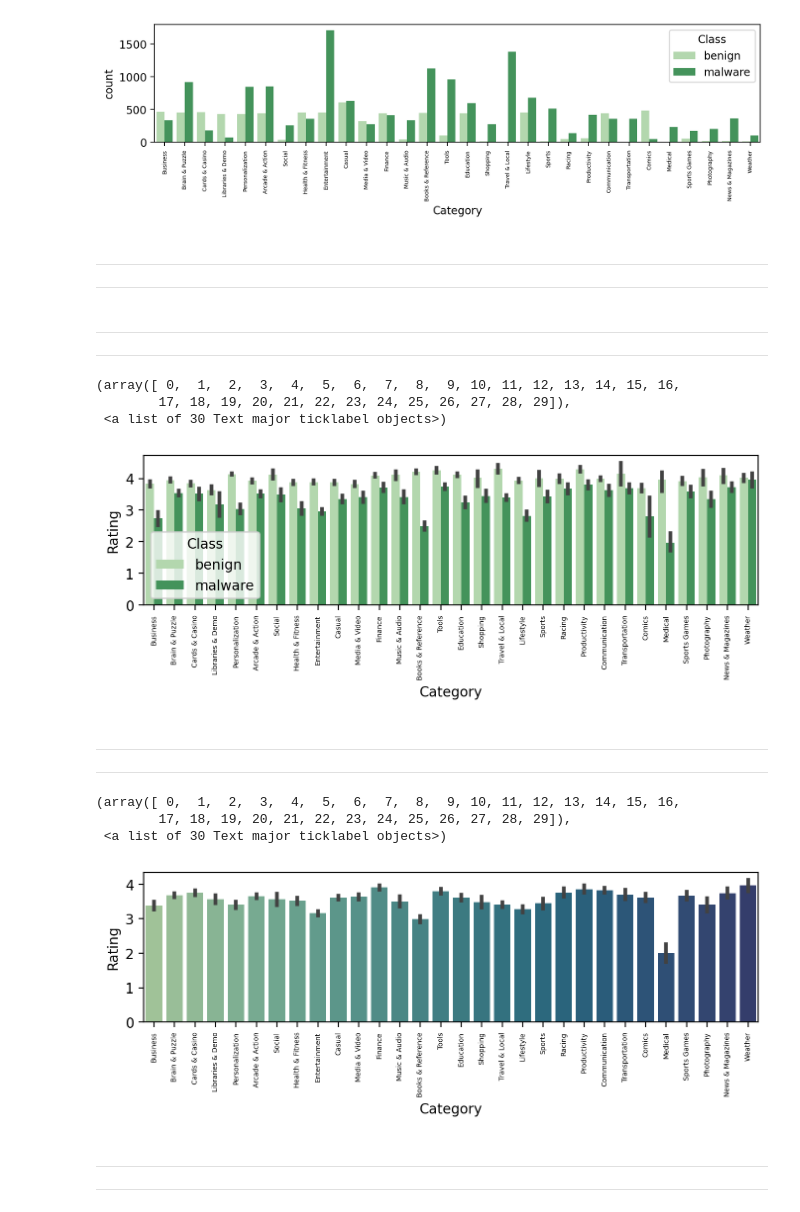
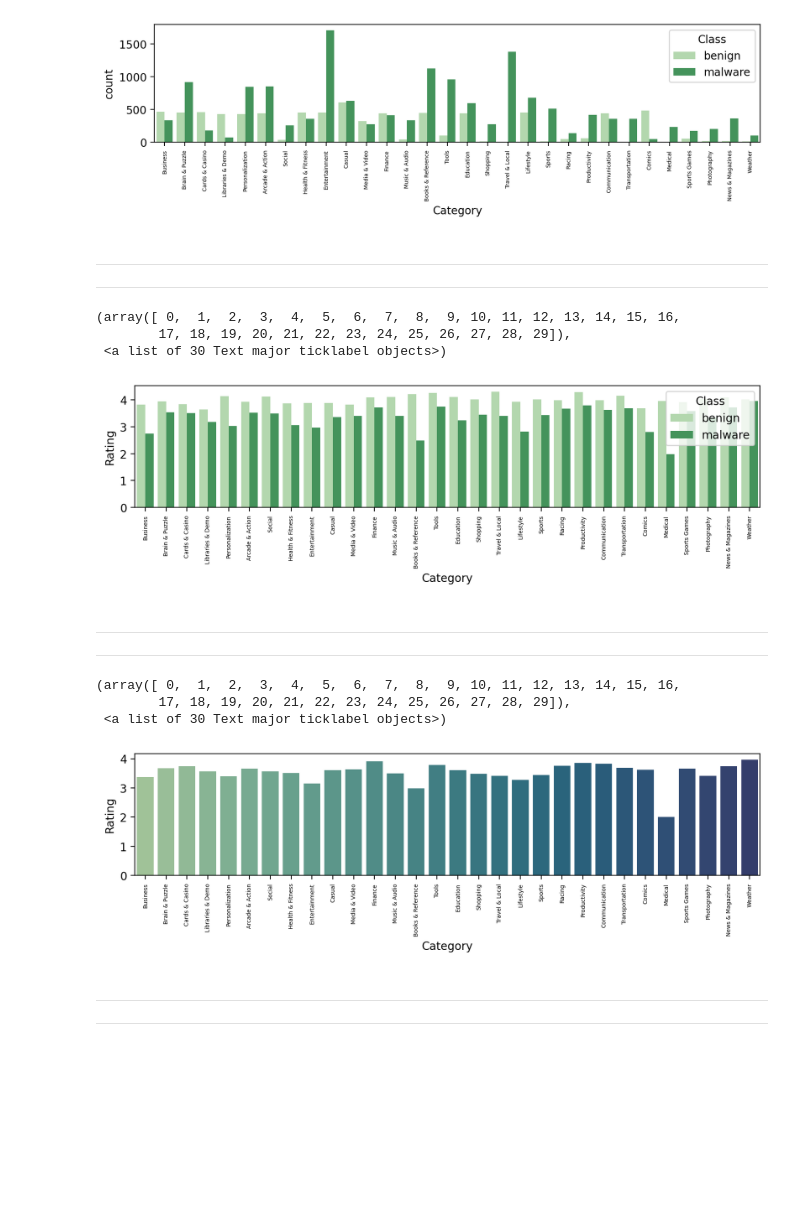
Before and after one commit to kunalNbadgujar/ANDROID-AUTHENTICITY-PREDICTION, a Jupyter notebook: team_ANDROID_AUTHENTICITY_PREDICTION.ipynb, the cells around one changed output. Saved outputs shown, nothing was run; the diff lists cells and outputs as text; code cells hidden in the pictures; blank space fills up the shorter version.

```diff
--- a/team_ANDROID_AUTHENTICITY_PREDICTION.ipynb
+++ b/team_ANDROID_AUTHENTICITY_PREDICTION.ipynb
@@ -751,12 +757,3 @@ plt.xticks(rotation=90,fontsize=5)
 [figure]
 # %%
 # And we seen that the mmost malwaare app is from Entertainment Cotegory, And least malware app is comics apps and Libraries & Demo apps
-# %% [markdown]
-
-
-
----
-
-
-
----
@@ -776,16 +766,19 @@ plt.xticks(rotation=90,fontsize=5)
 
 ---
 # %%
+
+
+
 # lets check the number of Ratings to benign & Malware
 
-plt.figure(figsize=(8,2),dpi=200,)
-sns.barplot(x='Category',y='Rating',hue='Class',data=df,palette='Greens')
+plt.figure(figsize=(10,2),dpi=200,)
+sns.barplot(x='Category',y='Rating',hue='Class',data=df,palette='Greens',ci=None)
 plt.xticks(rotation=90,fontsize=5)
 # %% [output]
 (array([ 0,  1,  2,  3,  4,  5,  6,  7,  8,  9, 10, 11, 12, 13, 14, 15, 16,
         17, 18, 19, 20, 21, 22, 23, 24, 25, 26, 27, 28, 29]),
  <a list of 30 Text major ticklabel objects>)
-[figure, old version]
+[figure, new version]
 # %%
 # the benign apps have high value Ratings than malware apps
 # %% [markdown]
@@ -797,17 +790,20 @@ plt.xticks(rotation=90,fontsize=5)
 
 ---
 # %%
+
+
+
 #Lets check the number of Rating according to Category
 
 
-plt.figure(figsize=(8,2),dpi=200,)
-sns.barplot(y='Rating',x='Category',data=df,palette='crest')
+plt.figure(figsize=(10,2),dpi=200,)
+sns.barplot(y='Rating',x='Category',data=df,palette='crest',ci=None)
 plt.xticks(rotation=90,fontsize=5)
 # %% [output]
 (array([ 0,  1,  2,  3,  4,  5,  6,  7,  8,  9, 10, 11, 12, 13, 14, 15, 16,
         17, 18, 19, 20, 21, 22, 23, 24, 25, 26, 27, 28, 29]),
  <a list of 30 Text major ticklabel objects>)
-[figure, old version]
+[figure, new version]
 # %%
 # we know from Previous analysis wheather category has least Number of apps  although it has Highest Rating.
 # the medical apps have lowest Ratings that is near about 2.
```
Also changed, not shown: parts of 24 cells of this notebook.
